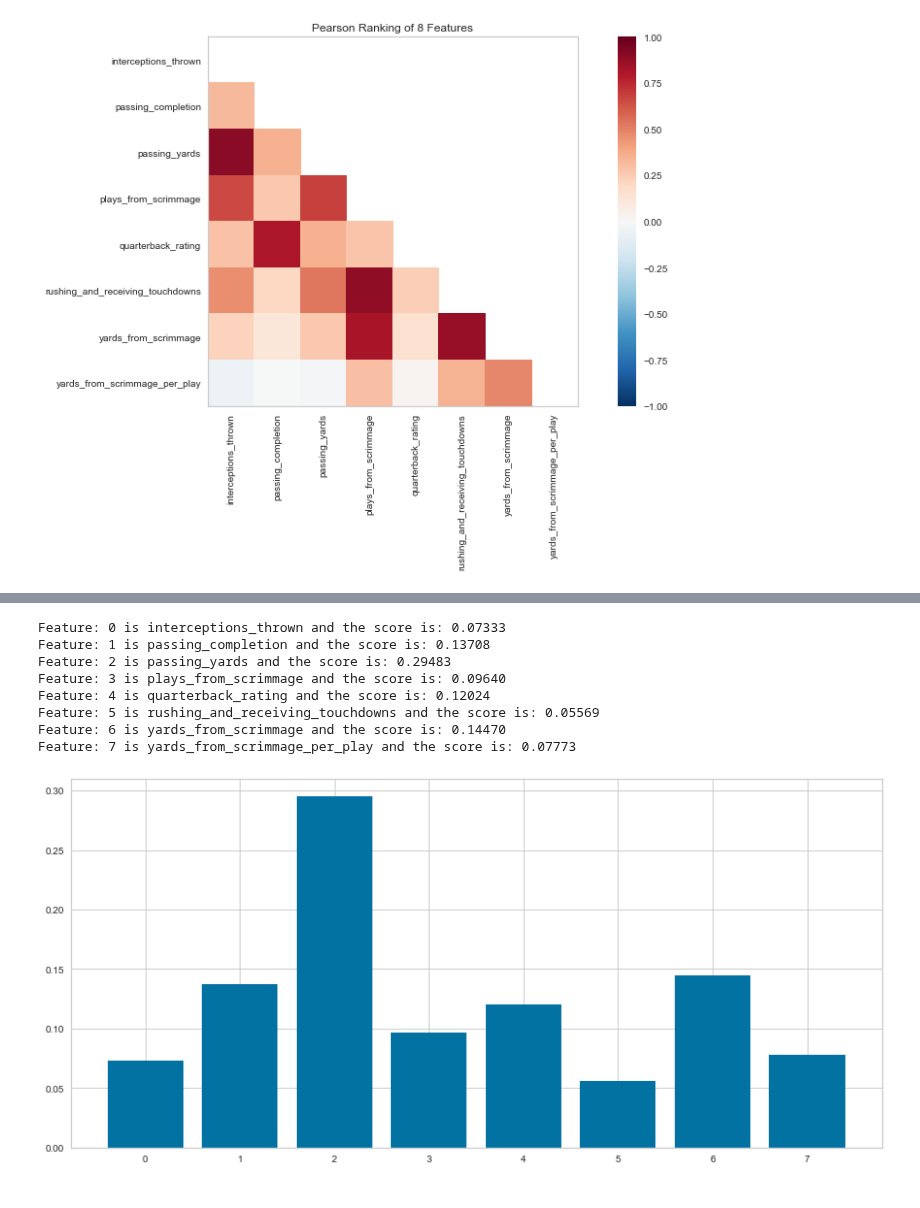
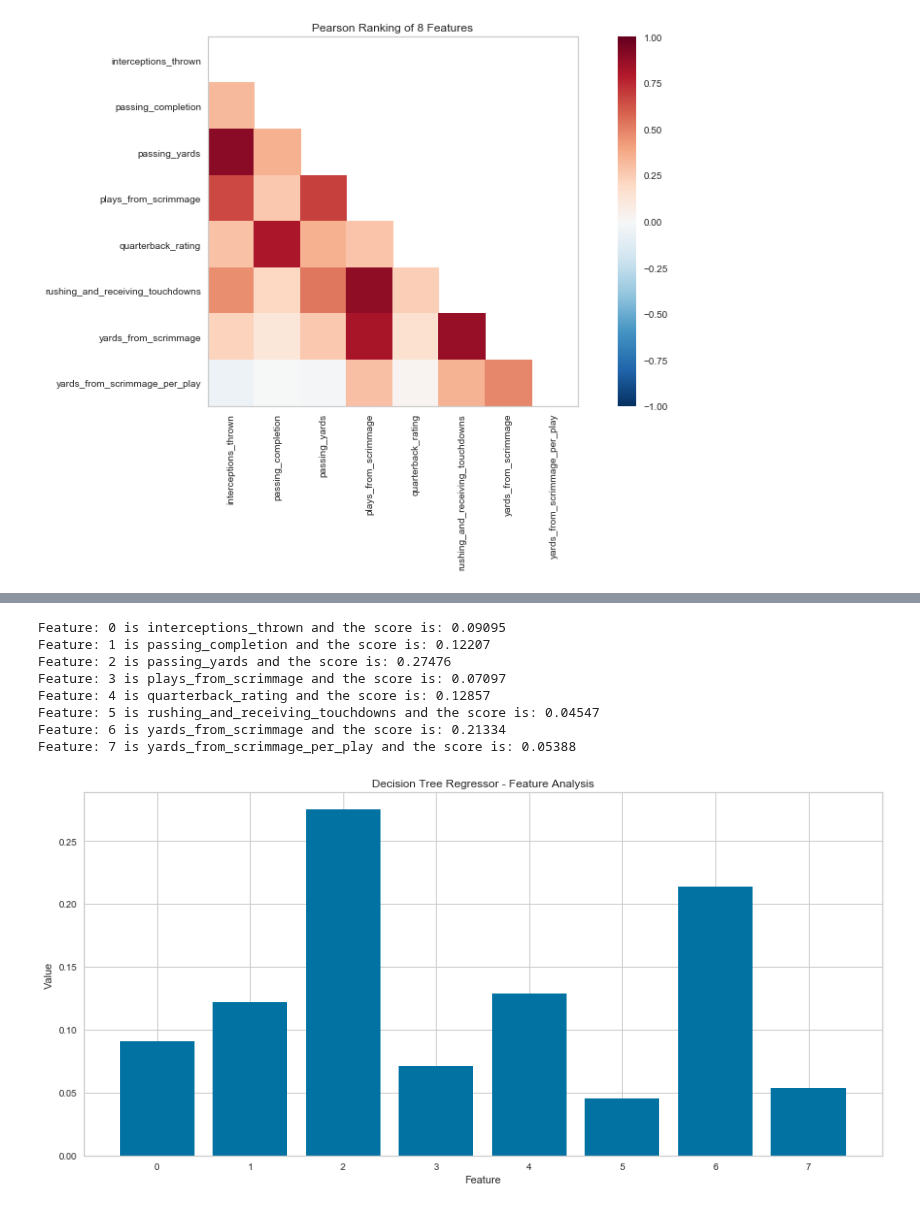
Before and after one commit to ramsey-king/DSC-630-Predictive-Analytics, a Jupyter notebook: Final Project/King_Ramsey_Term_Project_DSC_630_from_csv_files.ipynb, the cells around one changed output, grey strips where cells are left out. Drawn from its saved outputs; the diff is of its cells as text; code cells hidden in the pictures.

```diff
--- a/Final Project/King_Ramsey_Term_Project_DSC_630_from_csv_files.ipynb
+++ b/Final Project/King_Ramsey_Term_Project_DSC_630_from_csv_files.ipynb
@@ -228,11 +229,12 @@ adjusted_yards_per_attempt, completed_passes, pass_attempts, passing_touchdowns,
 total_touchdowns
 # %%
 # need to drop columns that are something other than numbers (name, player_id, position, season, Player)
-'''final_df = final_df.drop(columns=['adjusted_yards_per_attempt', 'completed_passes', 'pass_attempts', 'passing_touchdowns', 'passing_yards_per_attempt', 'points',
+final_df = final_df.drop(columns=['adjusted_yards_per_attempt', 'completed_passes', 'pass_attempts', 'passing_touchdowns', 'passing_yards_per_attempt', 'points',
 'rush_attempts', 'rush_touchdowns', 'rush_yards', 'rush_yards_per_attempt','total_touchdowns'
-])'''
+])
 # final_df = final_df.reset_index()
 final_df = final_df.drop(columns=['index'])
+final_df = final_df.drop(columns=['level_0'])
 
 final_df.info()
 # %% [output]
@@ -328,35 +327,29 @@ Feature: 7 is yards_from_scrimmage_per_play and the score is: 0.10579
 # %%
-# Ready for feature importance selection.
-# Using Logistic Regression
+# Using Decision Tree Regressor
 from sklearn.tree import DecisionTreeRegressor
 import matplotlib.pyplot as plt
 
-# need to drop columns that are something other than numbers (name, player_id, position, season, Player)
-# final_df = final_df.drop(columns=['name', 'player_id', 'position', 'season', 'team_abbreviation','Player'])
-# final_df = final_df.reset_index()
-
-# final_df = final_df.fillna(0)
-# print(final_df.info())
 model = DecisionTreeRegressor()
-# X = final_df.loc[:,final_df.columns != 'Successful_QB']
-# y = final_df['Successful_QB']
 
 model.fit(X_std,y)
 importance = model.feature_importances_
 # summarize feature importance
 for i,v in enumerate(importance):
 		print('Feature:', str(i), 'is', X.columns[i], 'and the score is: %.5f' % (v))
 # plot feature importance
 plt.bar([x for x in range(len(importance))], importance)
+plt.title('Decision Tree Regressor - Feature Analysis')
+plt.xlabel('Feature')
+plt.ylabel('Value')
 plt.show()
 # %% [output]
-Feature: 0 is interceptions_thrown and the score is: 0.07333
-Feature: 1 is passing_completion and the score is: 0.13708
-Feature: 2 is passing_yards and the score is: 0.29483
-Feature: 3 is plays_from_scrimmage and the score is: 0.09640
-Feature: 4 is quarterback_rating and the score is: 0.12024
-Feature: 5 is rushing_and_receiving_touchdowns and the score is: 0.05569
-Feature: 6 is yards_from_scrimmage and the score is: 0.14470
-Feature: 7 is yards_from_scrimmage_per_play and the score is: 0.07773
+Feature: 0 is interceptions_thrown and the score is: 0.09095
+Feature: 1 is passing_completion and the score is: 0.12207
+Feature: 2 is passing_yards and the score is: 0.27476
+Feature: 3 is plays_from_scrimmage and the score is: 0.07097
+Feature: 4 is quarterback_rating and the score is: 0.12857
+Feature: 5 is rushing_and_receiving_touchdowns and the score is: 0.04547
+Feature: 6 is yards_from_scrimmage and the score is: 0.21334
+Feature: 7 is yards_from_scrimmage_per_play and the score is: 0.05388
-[figure, old version]
+[figure, new version]
 # %%
```
Also changed, not shown: parts of 14 cells of this notebook, 13 other files.
